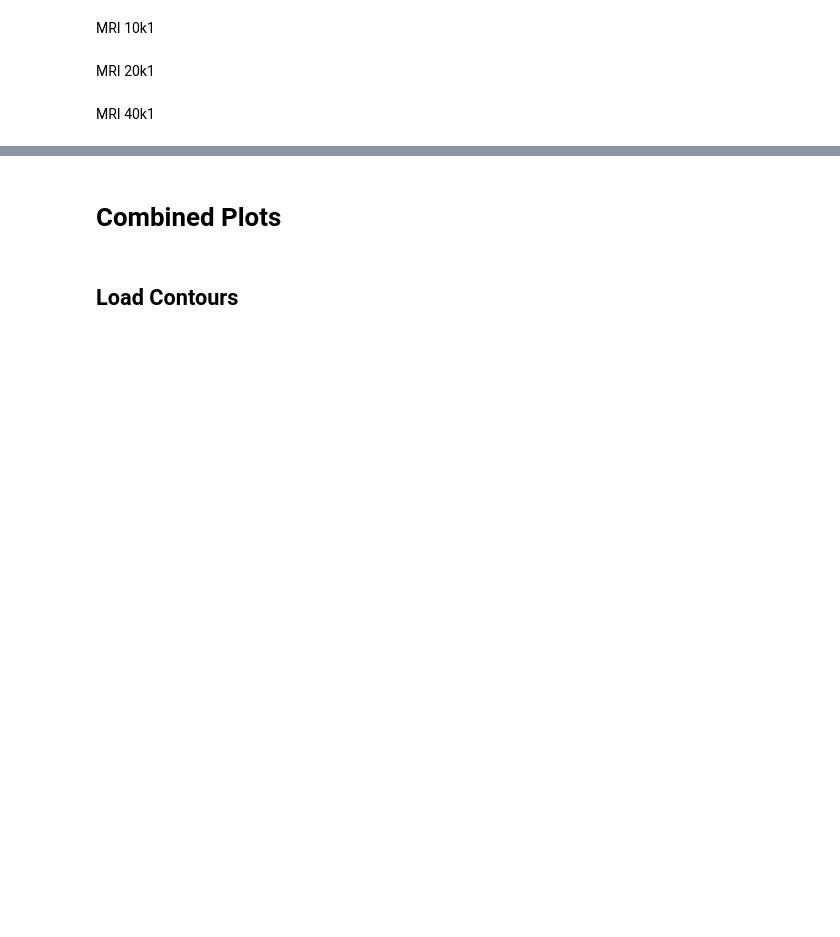
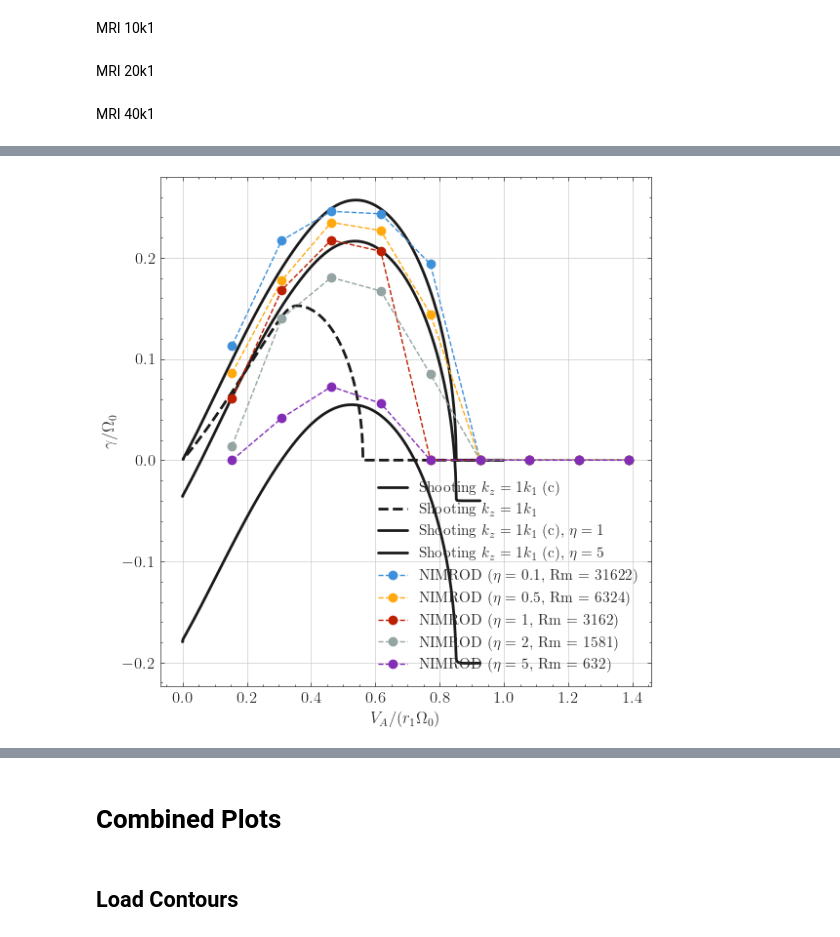
Before and after one commit to ItsAlexH/MRI-MCI-DATA, a Jupyter notebook: Shooting-NIMROD-Comp-AZ-ARCOMP.ipynb, the cells around one changed output, grey strips where cells are left out. Drawn from its saved outputs; the diff is of its cells as text; code cells hidden in the pictures; blank space fills up the shorter version.

```diff
--- a/Shooting-NIMROD-Comp-AZ-ARCOMP.ipynb
+++ b/Shooting-NIMROD-Comp-AZ-ARCOMP.ipynb
@@ -706,0 +721,94 @@ for j in range(0,len(guesses_40k1_MRI_h)):
+# %%
+plt.figure(figsize=(6,6))
+color_arr = ['#3F90DA', '#FFA90E', '#BD1F01', '#94A4A2', '#832DB6', '#A96B59', '#E76300', '#B9AC70', '#92DADD']
+
+plt.plot(VA_l_MCI1_AR0,gr_1k1_MCI_l_AR0, color = 'k', label =f'Shooting $k_z = 1k_1$ (c)', linewidth=2)
+plt.plot(VA_h_MCI1_AR0,gr_1k1_MCI_h_AR0, color = 'k', linewidth=2)
+
+plt.plot(VA_l_MRI1_AR0,gr_1k1_MRI_l_AR0, color = 'k', label =f'Shooting $k_z = 1k_1$', linewidth=2, linestyle = 'dashed')
+plt.plot(VA_h_MRI1_AR0,gr_1k1_MRI_h_AR0, color = 'k', linewidth=2, linestyle = 'dashed')
+
+plt.plot(VA_l_MCI1_AR0_ETA1,gr_1k1_MCI_l_AR0_ETA1, color = 'k', label =f'Shooting $k_z = 1k_1$ (c), $\eta = 1$', linewidth=2)
+plt.plot(VA_h_MCI1_AR0_ETA1,gr_1k1_MCI_h_AR0_ETA1, color = 'k', linewidth=2)
+
+# plt.plot(VA_l_MCI1_AR0_ETA1,gr_1k1_MCI_l_AR0_ETA1, color = 'k', label =f'Shooting $k_z = 1k_1$ (c), $\eta = 1$', linewidth=2)
+# plt.plot(VA_h_MCI1_AR0_ETA1,gr_1k1_MCI_h_AR0_ETA1, color = 'k', linewidth=2)
+
+
+plt.plot(VA_l_MCI1_AR0_ETA5,gr_1k1_MCI_l_AR0_ETA5, color = 'k', label =f'Shooting $k_z = 1k_1$ (c), $\eta = 5$', linewidth=2)
+plt.plot(VA_h_MCI1_AR0_ETA5,gr_1k1_MCI_h_AR0_ETA5, color = 'k', linewidth=2)
+
+
+# plt.plot(VA_l_MCI1_AR0_ETA1_WKB,gr_1k1_MCI_l_AR0_ETA1_WKB, color = 'k', label =f'Shooting $k_z = 1k_1$ (c), $\eta = 1$', linewidth=2, linestyle = 'dotted')
+# plt.plot(VA_h_MCI1_AR0_ETA1_WKB,gr_1k1_MCI_h_AR0_ETA1_WKB, color = 'k', linewidth=2, linestyle = 'dotted')
+
+# plt.plot(VA_l_MCI1_AR0_ETA2_WKB,gr_1k1_MCI_l_AR0_ETA2_WKB, color = 'k', label =f'Shooting $k_z = 1k_1$ (c), $\eta = 2$', linewidth=2, linestyle = 'dashed')
+# plt.plot(VA_h_MCI1_AR0_ETA2_WKB,gr_1k1_MCI_h_AR0_ETA2_WKB, color = 'k', linewidth=2, linestyle = 'dashed')
+
+# plt.plot(VA_l_MCI1_AR0_ETA5_WKB,gr_1k1_MCI_l_AR0_ETA5_WKB, color = 'k', label =f'Shooting $k_z = 1k_1$ (c), $\eta = 5$', linewidth=2)
+# plt.plot(VA_h_MCI1_AR0_ETA5_WKB,gr_1k1_MCI_h_AR0_ETA5_WKB, color = 'k', linewidth=2)
+
+
+
+# plt.plot(VA_l_MCI2_AR0,gr_2k1_MCI_l_AR0, color = 'k', label =f'Shooting $k_z = 2k_1$ (c)', linestyle = ':', linewidth=2)
+# plt.plot(VA_h_MCI2_AR0,gr_2k1_MCI_h_AR0, color = 'k', linestyle =  ':', linewidth=2)
+
+# plt.plot(VA_h_MRI1_AR0,gr_1k1_MRI_l_AR0, color = 'k', label =f'Shooting $k_z = 1k_1$', linestyle = 'dashdot', linewidth=2)
+# plt.plot(VA_l_MRI1_AR0,gr_1k1_MRI_h_AR0, color = 'k', linestyle = 'dashdot', linewidth=2)
+
+# plt.plot(VA_h_MRI2_AR0,gr_2k1_MRI_l_AR0, color = 'k', label =f'Shooting $k_z = 2k_1$', linestyle = (0, (3, 1, 1, 1, 1, 1)), linewidth=2)
+# plt.plot(VA_l_MRI2_AR0,gr_2k1_MRI_h_AR0, color = 'k', linestyle = (0, (3, 1, 1, 1, 1, 1)), linewidth=2)
+
+
+# gr_VA_h_MRI6_AR2_cut = []
+# VA_h_MRI6_AR2_cut = []
+# if(len(VA_h_MRI6_AR0) < len(gr_6k1_MRI_h_AR0)):
+#     iterlen = len(VA_h_MRI6_AR0)
+# else:
+#     iterlen = len(gr_6k1_MRI_h_AR0)
+
+
+# for j in range(0,iterlen):
+#     gr_VA_h_MRI6_AR2_cut.append(gr_6k1_MRI_h_AR0[j])
+#     VA_h_MRI6_AR2_cut.append(VA_h_MRI6_AR0[j])
+
+# VA_h_MRI6_AR0 = VA_h_MRI6_AR2_cut
+# gr_6k1_MRI_h_AR0 = gr_VA_h_MRI6_AR2_cut
+# gr_VA_h_MRI2_AR2_cut = []
+# VA_h_MRI2_AR2_cut = []
+
+
+# plt.plot(VA_l_MRI6_AR0,gr_6k1_MRI_l_AR0, color = 'k', label =f'Shooting $k_z = 6k_1$', linestyle = (5, (10, 3)), linewidth=2)
+# plt.plot(VA_h_MRI6_AR0,gr_6k1_MRI_h_AR0, color = 'k', linestyle = (5, (10, 3)), linewidth=2)
+eta_arr = [0.1, 0.5, 1, 2, 5]
+V0 = r1*Omega0
+eta_arr = [0.1, 0.5, 1, 2, 5]
+Rm = r1*V0/np.array(eta_arr)
+
+for i in range(0, len(eta)):
+    # plt.plot(vA/(r1*Omega0*10000), etaplot_AR0[i]/(Omega0), 'o', color = color_arr[i], linestyle = '--', label=r'NIMROD, Rm = ' + str(int(Rm[i])))
+        plt.plot(vA/(r1*Omega0*10000), etaplot_AR0[i]/(Omega0), 'o', color = color_arr[i], linestyle = '--', label=r'NIMROD ($\eta = $ ' + str(eta_arr[i]) + ', Rm = ' + str(int(Rm[i])) + ')')
+#
+    # plt.xlabel(r'$V_A / (r_1\Omega_0)$',fontdict={'fontsize':20})
+    # plt.ylabel(r'$\gamma / \Omega_0$',fontdict={'fontsize':20})
+    # plt.title(r'High Aspect Ratio: $r_2 - r_1 = 8r_1$',fontdict={'fontsize':23})
+
+# plt.plot(VA_l_MRI8, gr_8k1_MRI_l, color = color_arr[5], label =f'Shooting $k_z = 8k_1$', linestyle = '-.', linewidth=2)
+# plt.plot(VA_h_MRI8,gr_8k1_MRI_h, color = color_arr[5], linestyle = '-.', linewidth=2)
+
+# plt.plot(VA_l_MRI10,gr_10k1_MRI_l, color = color_arr[6], label =f'Shooting $k_z = 10k_1$', linestyle = ':', linewidth=2)
+# plt.plot(VA_h_MRI10,gr_10k1_MRI_h, color = color_arr[6], linestyle = ':', linewidth=2)
+plt.xlabel('$V_A/(r_1 \Omega_0)$',fontsize=12)
+plt.ylabel(r'$\gamma/\Omega_0$',fontsize=12)
+# plt.title(f'Azimuthal field growth rates (AR0) (Shooting vs NIMROD)',fontsize=15)
+# plt.xlim(0,0.7)
+# plt.ylim(0,0.27)
+plt.legend()
+plt.xticks(fontsize=12)
+plt.yticks(fontsize=12)
+plt.tight_layout()
+# plt.savefig('GRvsAlfvenSpeed-Az-w-AR0-NIMROD.png', bbox_inches='tight')
+plt.show()
+plt.close()
+# %% [output]
+[figure, added]
```
Also changed, not shown: parts of 13 cells of this notebook, 6 other files.
